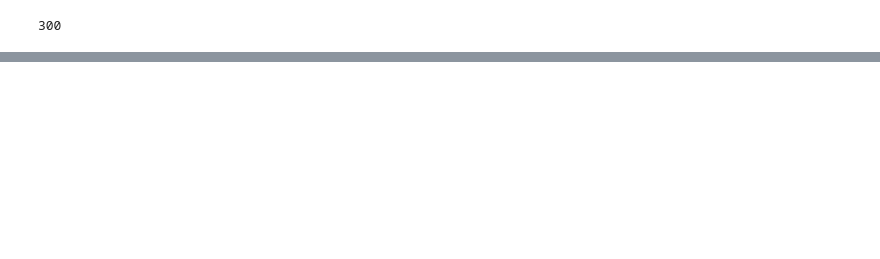
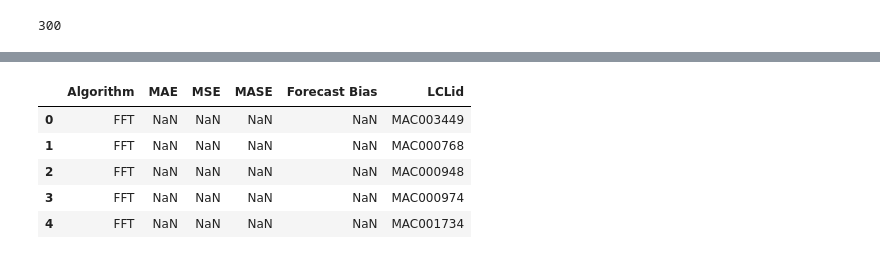
Before and after one commit to Sohampande/MTSF_Notes, a Jupyter notebook: notebooks/Chapter04/Chapter0401.ipynb, the cells around one changed output, grey strips where cells are left out. Cells and saved outputs as stored; diff of their text form; code cells hidden in the pictures; blank space fills up the shorter version.

```diff
--- a/notebooks/Chapter04/Chapter0401.ipynb
+++ b/notebooks/Chapter04/Chapter0401.ipynb
@@ -248,0 +254,38 @@ Time Elapsed: 103 milliseconds and 969 microseconds
+# %%
+name = "FFT"
+fft_preds = []
+fft_metrics = []
+lcl_ids = test_df.LCLid.unique()
+
+for lcl_id in tqdm(lcl_ids):
+    fft_model = FFT(nr_freqs_to_keep=35, trend="poly", trend_poly_degree=2)
+
+    tr = TimeSeries.from_dataframe(
+        train_df.loc[train_df.LCLid == lcl_id, ["timestamp", "energy_consumption"]].set_index("timestamp")
+    )
+    ts = TimeSeries.from_dataframe(
+        test_df.loc[test_df.LCLid == lcl_id, ["timestamp", "energy_consumption"]].set_index("timestamp")
+    )
+
+    y_pred, metrics = eval_model(fft_model, tr, ts, name=name)
+    y_pred = format_y_pred(y_pred, "predictions").to_frame()
+    y_pred["LCLid"] = lcl_id
+    y_pred["Algorithm"] = name
+    y_pred["energy_consumption"] = ts.data_array().to_series().values
+
+    metrics["LCLid"] = lcl_id
+    metrics["Algorithm"] = name
+
+    fft_preds.append(y_pred)
+    fft_metrics.append(metrics)
+
+fft_test_pred_df = pd.concat(fft_preds)
+fft_test_metric_df = pd.DataFrame(fft_metrics)
+fft_test_metric_df.head()
+# %% [output]
+|  | Algorithm | MAE | MSE | MASE | Forecast Bias | LCLid |
+| 0 | FFT | NaN | NaN | NaN | NaN | MAC003449 |
+| 1 | FFT | NaN | NaN | NaN | NaN | MAC000768 |
+| 2 | FFT | NaN | NaN | NaN | NaN | MAC000948 |
+| 3 | FFT | NaN | NaN | NaN | NaN | MAC000974 |
+| 4 | FFT | NaN | NaN | NaN | NaN | MAC001734 |
```
Also changed, not shown: parts of 8 cells of this notebook.
